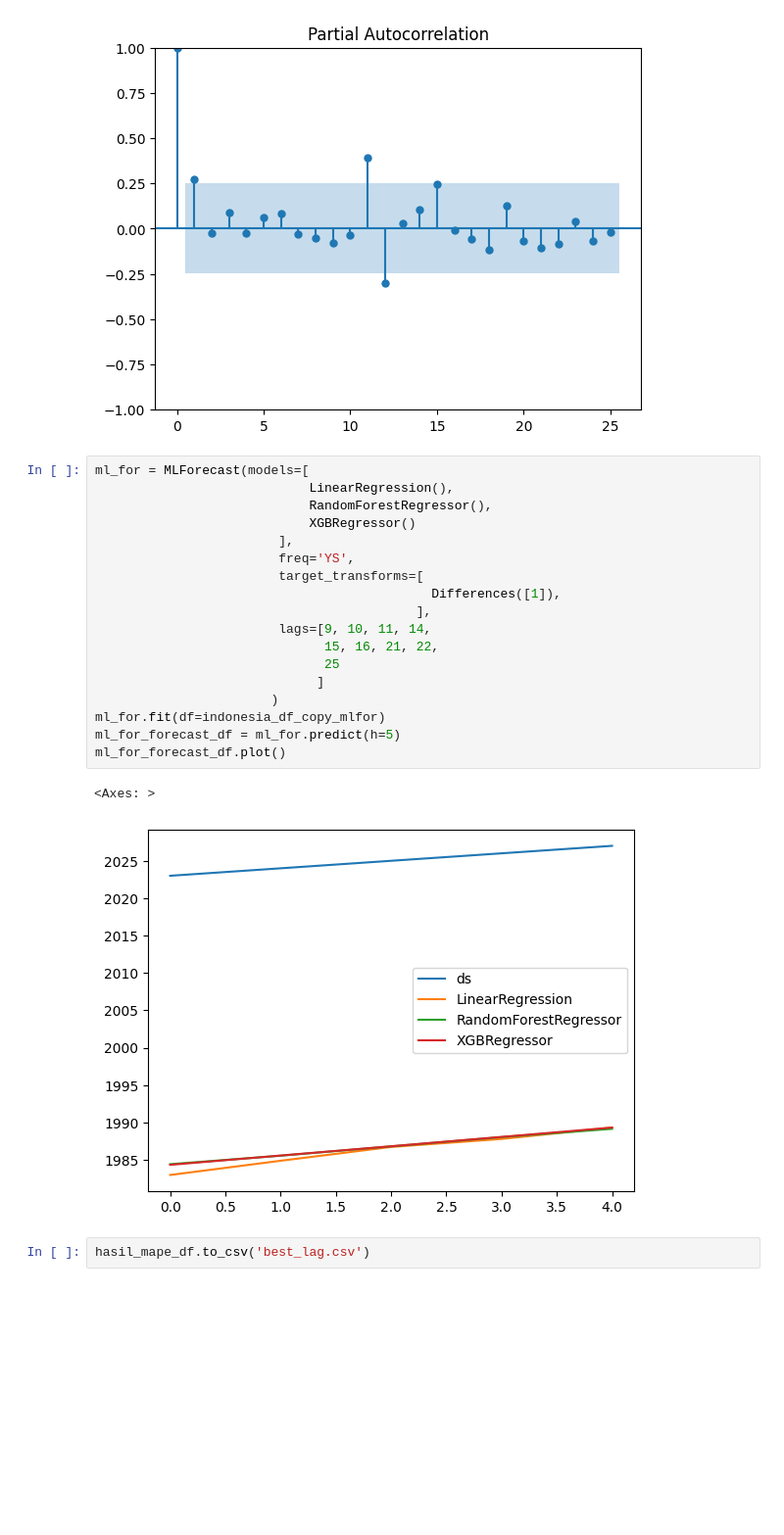
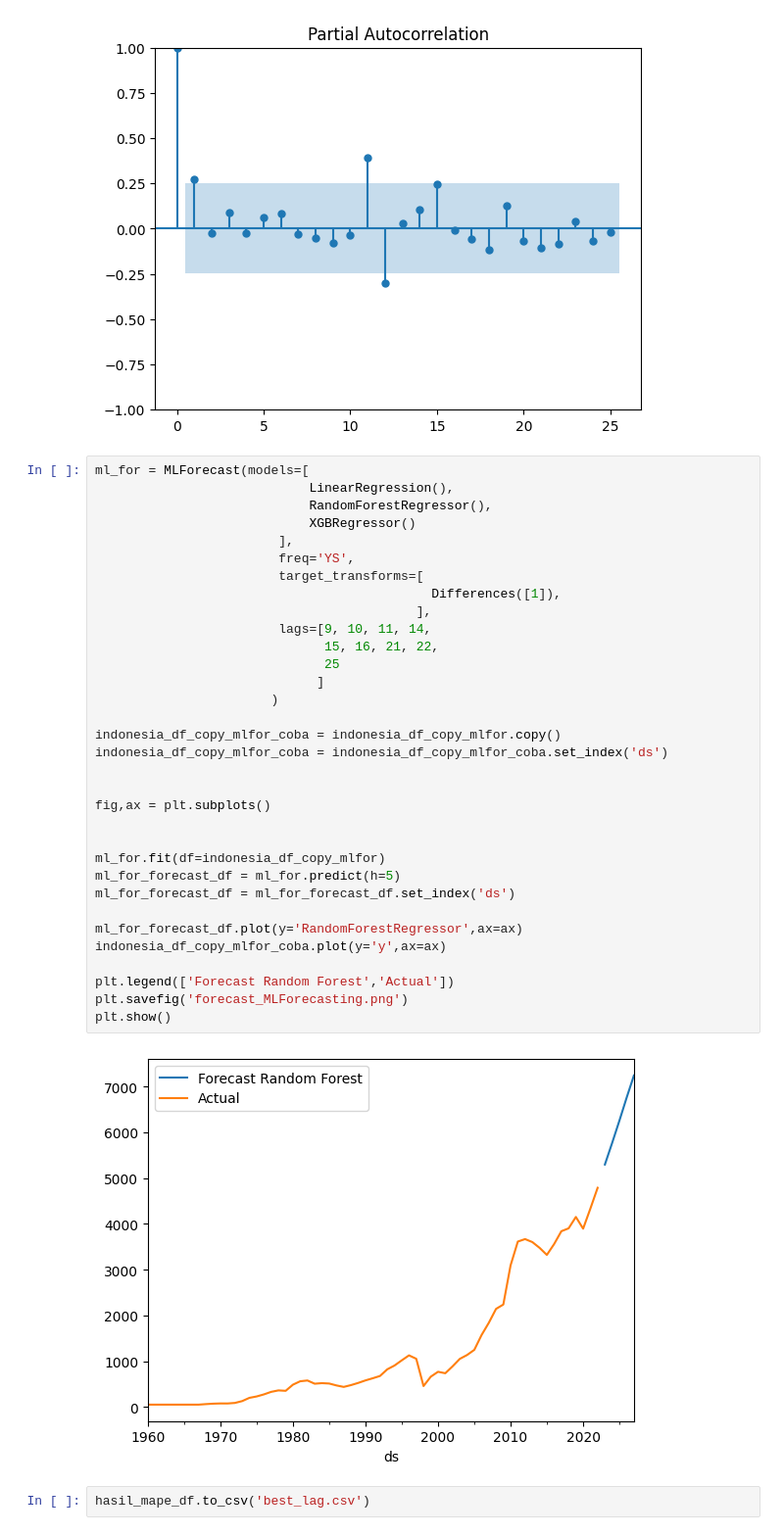
Before and after one commit to rizal-mujahiddan/Analyst_Economy_Indonesia, a Jupyter notebook: world-development-indicators-code.ipynb, the cells around one changed output. Shown at 98% size. Drawn from its saved outputs; the diff is of its cells as text; blank space fills up the shorter version.

```diff
--- a/world-development-indicators-code.ipynb
+++ b/world-development-indicators-code.ipynb
@@ -3005,24 +3075,38 @@ plt.show()
 # %%
 ml_for = MLForecast(models=[
                             LinearRegression(),
                             RandomForestRegressor(),
                             XGBRegressor()
                         ],
                         freq='YS',
                         target_transforms=[
                                             Differences([1]),
                                           ],
                         lags=[9, 10, 11, 14,
                               15, 16, 21, 22,
                               25
                              ]
                        )
+
+indonesia_df_copy_mlfor_coba = indonesia_df_copy_mlfor.copy()
+indonesia_df_copy_mlfor_coba = indonesia_df_copy_mlfor_coba.set_index('ds')
+
+
+fig,ax = plt.subplots()
+
+
 ml_for.fit(df=indonesia_df_copy_mlfor)
 ml_for_forecast_df = ml_for.predict(h=5)
-ml_for_forecast_df.plot()
+ml_for_forecast_df = ml_for_forecast_df.set_index('ds')
+
+ml_for_forecast_df.plot(y='RandomForestRegressor',ax=ax)
+indonesia_df_copy_mlfor_coba.plot(y='y',ax=ax)
+
+plt.legend(['Forecast Random Forest','Actual'])
+plt.savefig('forecast_MLForecasting.png')
+plt.show()
 # %% [output]
-<Axes: >
-[figure, old version]
+[figure, new version]
 # %%
 hasil_mape_df.to_csv('best_lag.csv')
 # %% [markdown]
```
Also changed, not shown: parts of 69 cells of this notebook.
